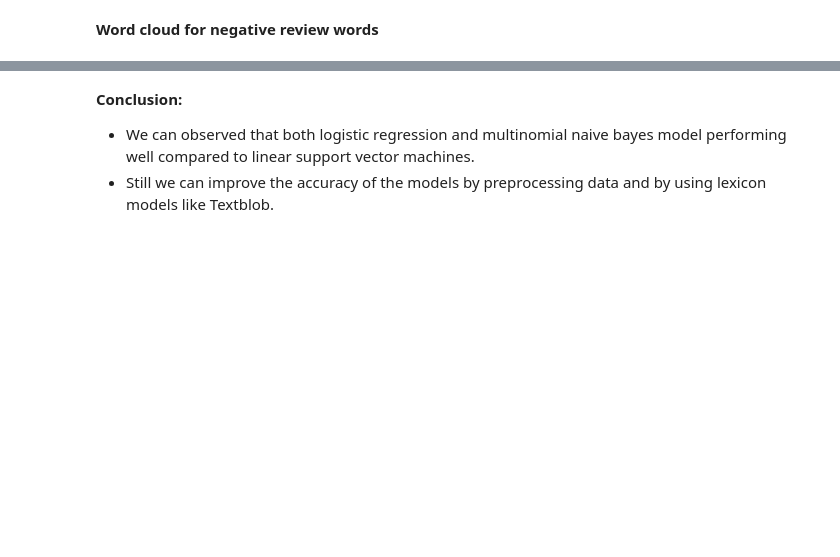
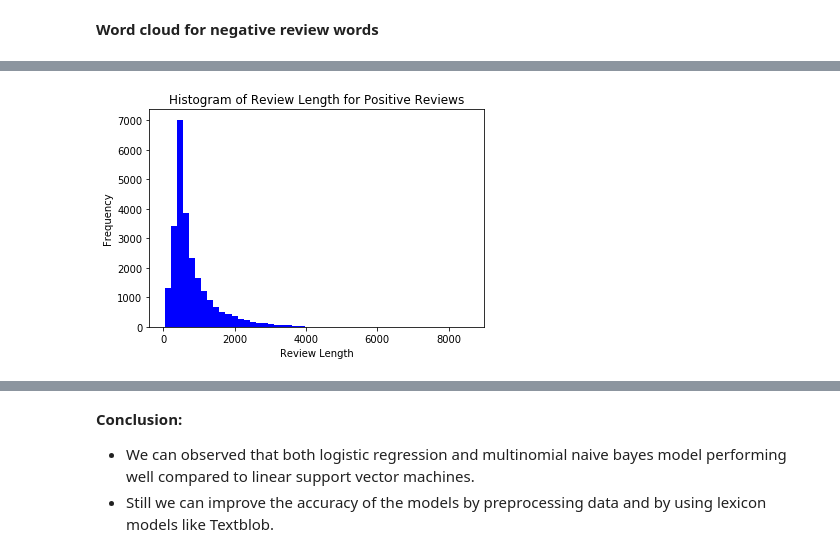
Before and after one commit to kbdharun/ML-Lab, a Jupyter notebook: Lab6/NBC-sentiment-analysis-IMDB.ipynb, the cells around one changed output, grey strips where cells are left out. Saved outputs shown, nothing was run; the diff lists cells and outputs as text; code cells hidden in the pictures; blank space fills up the shorter version.

```diff
--- a/Lab6/NBC-sentiment-analysis-IMDB.ipynb
+++ b/Lab6/NBC-sentiment-analysis-IMDB.ipynb
@@ -562,0 +592,8 @@ plt.show
+# %%
+plt.hist(positive_reviews['review_length'], bins=50, color='blue')
+plt.xlabel('Review Length')
+plt.ylabel('Frequency')
+plt.title('Histogram of Review Length for Positive Reviews')
+plt.show()
+# %% [output]
+[figure, added]
```
Also changed, not shown: parts of 12 cells of this notebook.
